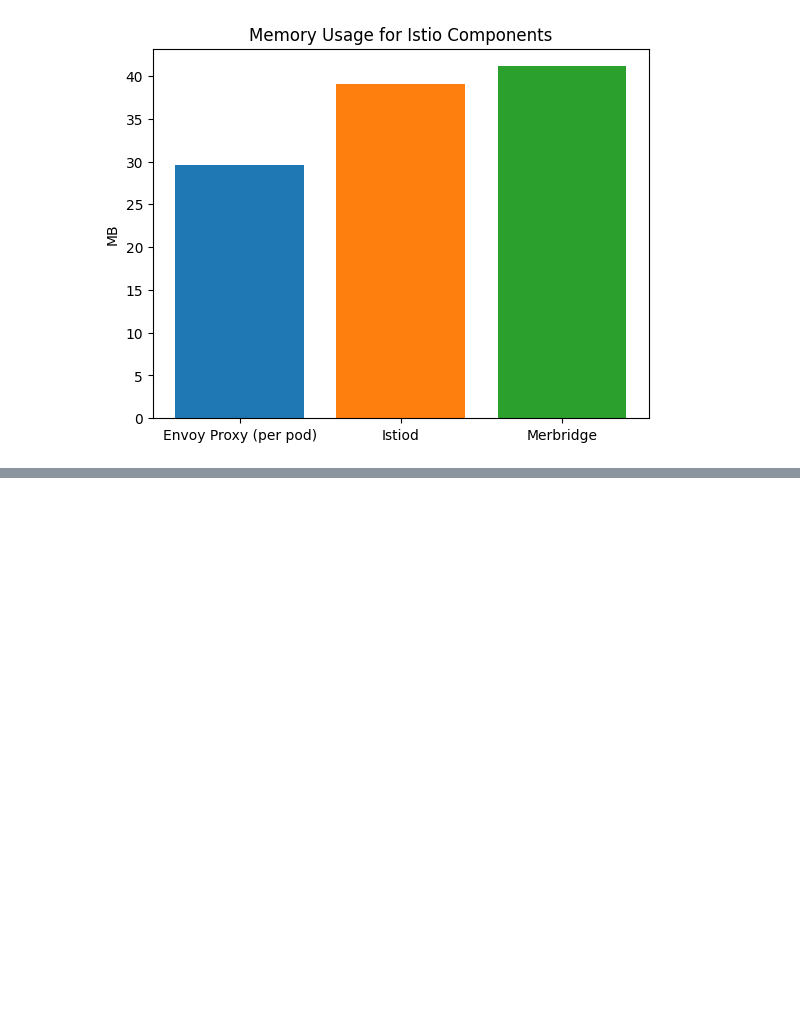
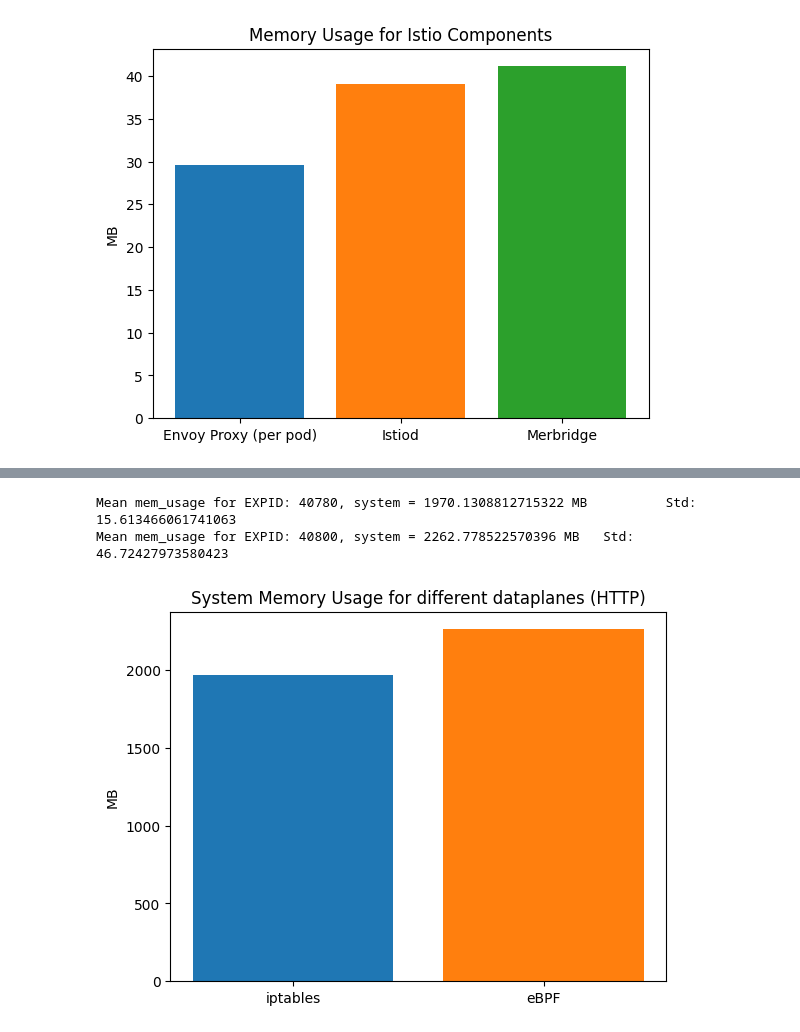
Before and after one commit to EmilZackrisson/thesis, a Jupyter notebook: Analysis/cgroup.ipynb, the cells around one changed output, grey strips where cells are left out. Drawn from its saved outputs; the diff is of its cells as text; code cells hidden in the pictures; blank space fills up the shorter version.

```diff
--- a/Analysis/cgroup.ipynb
+++ b/Analysis/cgroup.ipynb
@@ -329,0 +376,11 @@ Mean mem_usage for EXPID: 40787, merbridge = 41.131438983381486 MB       Std: 0.
+# %%
+plt.title("System Memory Usage for different dataplanes (HTTP)")
+plt.bar("iptables", get_meam_mem_usage_system("40780"))
+plt.bar("eBPF", get_meam_mem_usage_system("40800"))
+plt.ylabel("MB")
+
+plt.savefig('plots/sys_dataplane_mem_usage_http.pdf', format='pdf', bbox_inches='tight')
+# %% [output]
+Mean mem_usage for EXPID: 40780, system = 1970.1308812715322 MB          Std: 15.613466061741063
+Mean mem_usage for EXPID: 40800, system = 2262.778522570396 MB   Std: 46.72427973580423
+[figure, added]
```
Also changed, not shown: parts of 4 cells of this notebook, 13 other files.
